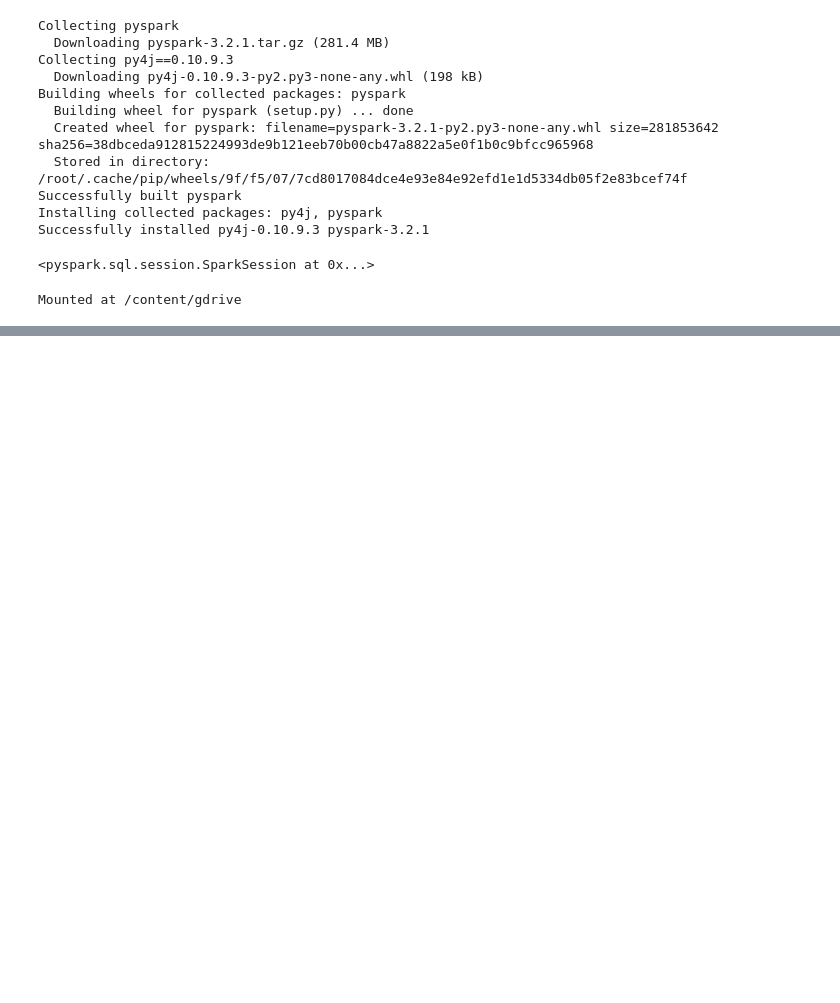
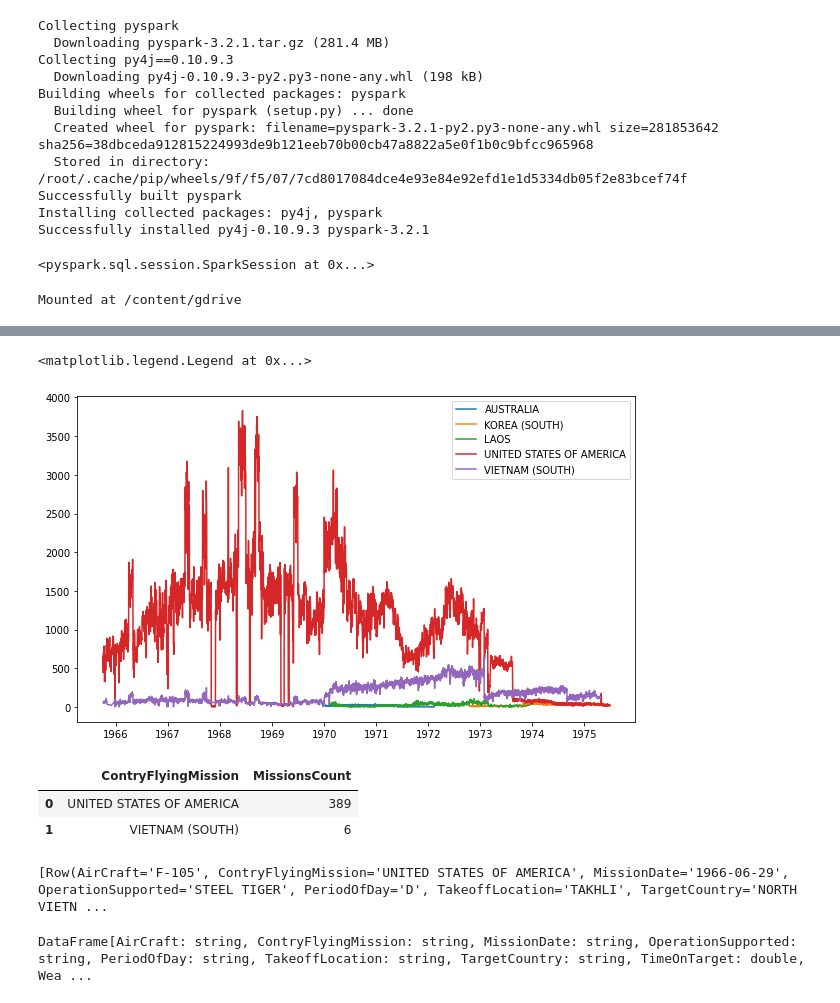
Before and after one commit to nhanptn73/Bigdata, a Jupyter notebook: PySpark.ipynb, the cells around one changed output, grey strips where cells are left out. Saved outputs shown, nothing was run; the diff lists cells and outputs as text; code cells hidden in the pictures; blank space fills up the shorter version.

```diff
--- a/PySpark.ipynb
+++ b/PySpark.ipynb
@@ -48,0 +157,3 @@ Aircraft_Glossary = spark.read.json("/content/gdrive/My Drive/Colab Notebooks/Bi
+# %%
+missions_countries = Bombing_Operations.selectExpr(["to_date(MissionDate) as MissionDate", "ContryFlyingMission"])
+missions_countries
@@ -48,0 +162,6 @@ Aircraft_Glossary = spark.read.json("/content/gdrive/My Drive/Colab Notebooks/Bi
+# %%
+missions_by_date = missions_countries\
+                    .groupBy(["MissionDate", "ContryFlyingMission"])\
+                    .agg(count("*").alias("MissionsCount"))\
+                    .sort(asc("MissionDate")).toPandas()
+missions_by_date.head()
@@ -48,0 +175,11 @@ Aircraft_Glossary = spark.read.json("/content/gdrive/My Drive/Colab Notebooks/Bi
+# %%
+fig = plt.figure(figsize=(10, 6))
+
+# iterate the different groups to create a different series
+for country, missions in missions_by_date.groupby("ContryFlyingMission"):
+    plt.plot(missions["MissionDate"], missions["MissionsCount"], label=country)
+
+plt.legend(loc='best')
+# %% [output]
+<matplotlib.legend.Legend at 0x...>
+[figure, added]
@@ -48,0 +189,14 @@ Aircraft_Glossary = spark.read.json("/content/gdrive/My Drive/Colab Notebooks/Bi
+# %%
+jun_29_operations.groupBy("ContryFlyingMission").agg(count("*").alias("MissionsCount")).toPandas()
+# %% [output]
+|  | ContryFlyingMission | MissionsCount |
+| 0 | UNITED STATES OF AMERICA | 389 |
+| 1 | VIETNAM (SOUTH) | 6 |
+# %%
+jun_29_operations.take(1)
+# %% [output]
+[Row(AirCraft='F-105', ContryFlyingMission='UNITED STATES OF AMERICA', MissionDate='1966-06-29', OperationSupported='STEEL TIGER', PeriodOfDay='D', TakeoffLocation='TAKHLI', TargetCountry='NORTH VIETN ...
+# %%
+jun_29_operations.cache()
+# %% [output]
+DataFrame[AirCraft: string, ContryFlyingMission: string, MissionDate: string, OperationSupported: string, PeriodOfDay: string, TakeoffLocation: string, TargetCountry: string, TimeOnTarget: double, Wea ...
```
Also changed, not shown: parts of 26 cells of this notebook.
